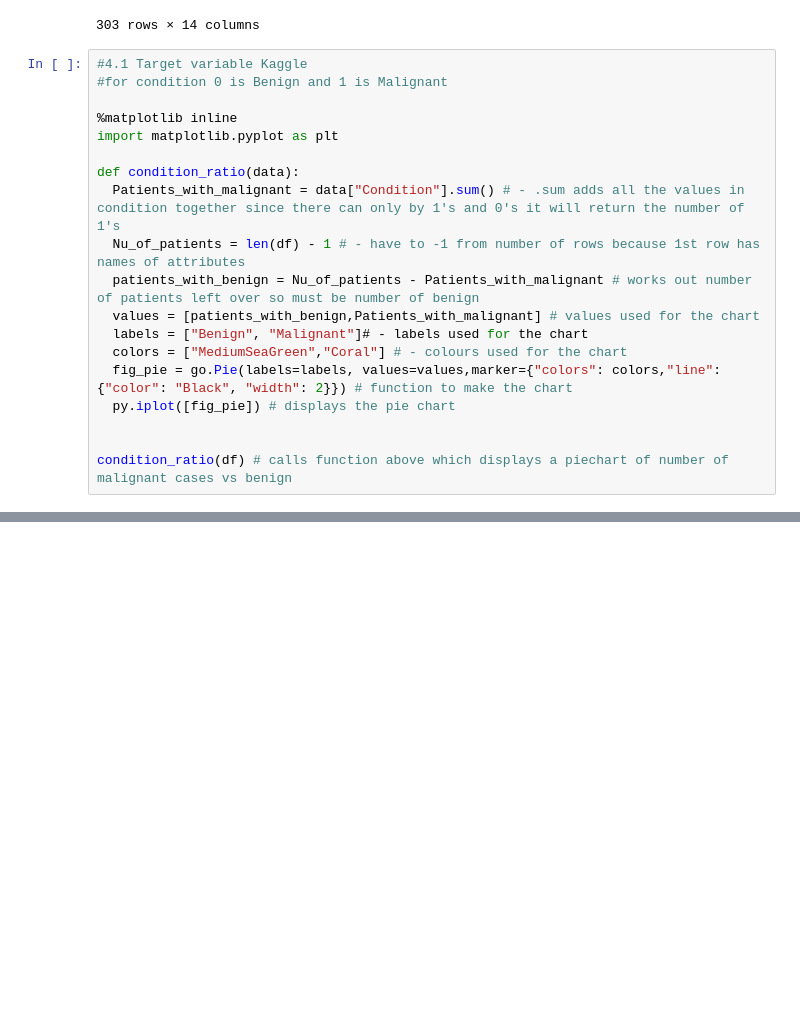
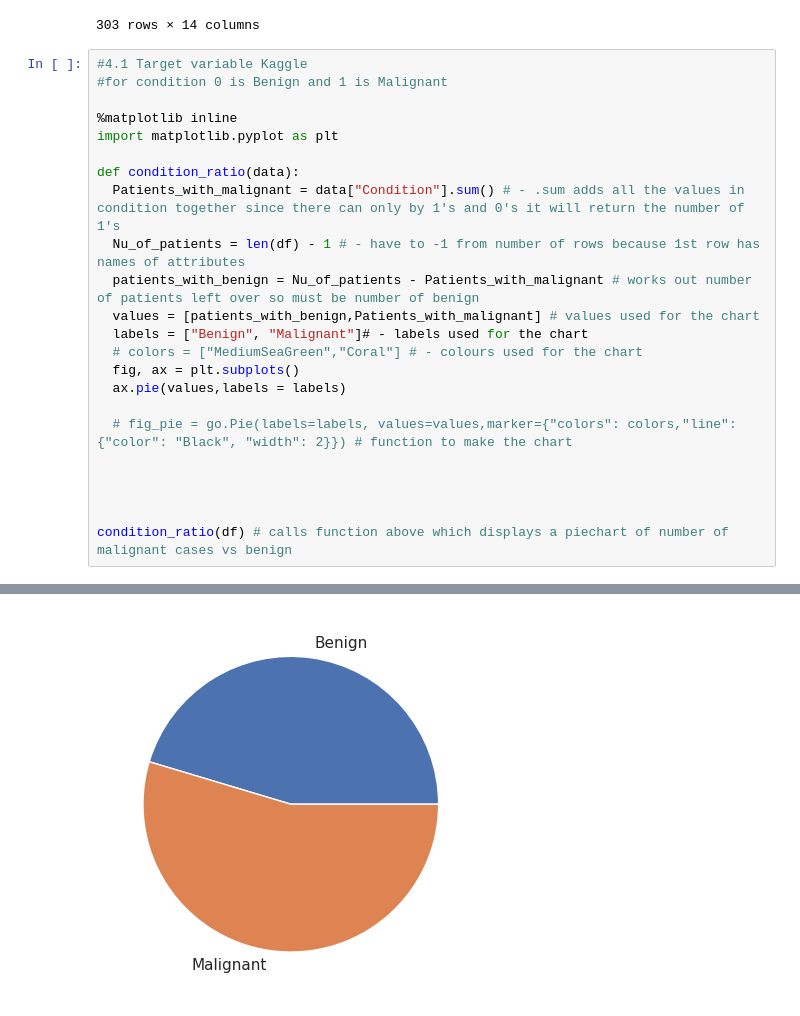
Before and after one commit to DanilaK10/Heart-Disease-Prediction-dataset, a Jupyter notebook: test_4.ipynb, the cells around one changed output, grey strips where cells are left out. Drawn from its saved outputs; the diff is of its cells as text; blank space fills up the shorter version.

```diff
--- a/test_4.ipynb
+++ b/test_4.ipynb
@@ -56,9 +56,13 @@ def condition_ratio(data):
   patients_with_benign = Nu_of_patients - Patients_with_malignant # works out number of patients left over so must be number of benign
   values = [patients_with_benign,Patients_with_malignant] # values used for the chart
   labels = ["Benign", "Malignant"]# - labels used for the chart
-  colors = ["MediumSeaGreen","Coral"] # - colours used for the chart
-  fig_pie = go.Pie(labels=labels, values=values,marker={"colors": colors,"line":{"color": "Black", "width": 2}}) # function to make the chart
-  py.iplot([fig_pie]) # displays the pie chart
+  # colors = ["MediumSeaGreen","Coral"] # - colours used for the chart
+  fig, ax = plt.subplots()
+  ax.pie(values,labels = labels)
+
+  # fig_pie = go.Pie(labels=labels, values=values,marker={"colors": colors,"line":{"color": "Black", "width": 2}}) # function to make the chart
+
+
 
 
 condition_ratio(df) # calls function above which displays a piechart of number of malignant cases vs benign
@@ -66,0 +70 @@ condition_ratio(df) # calls function above which displays a piechart of number o
+[figure, added]
```
Also changed, not shown: parts of 1 cell of this notebook.
